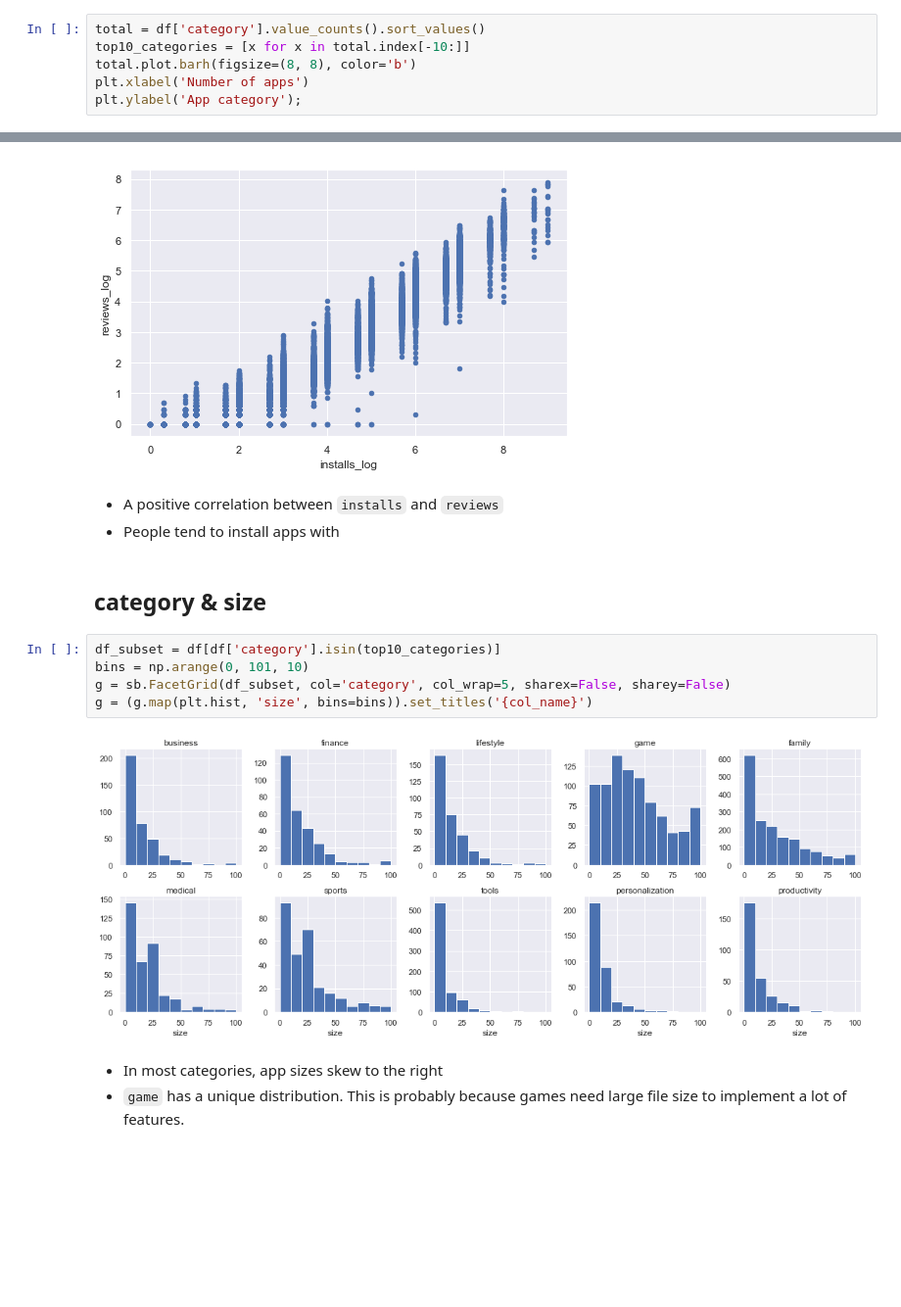
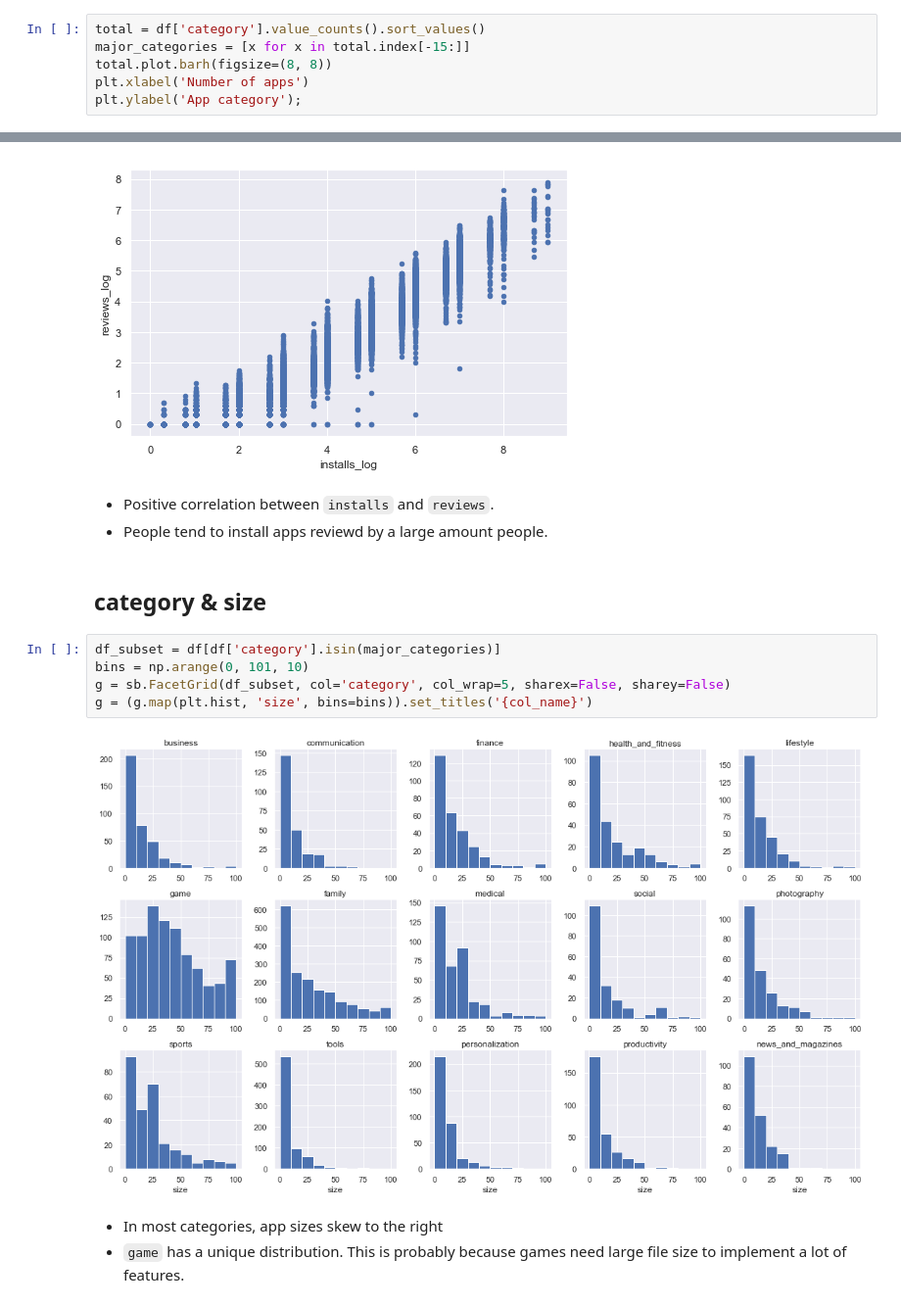
Before and after one commit to harupy/udacity-data-analyst, a Jupyter notebook: 5-data-visualization/@communiate_data_findings/EDA.ipynb, the cells around one changed output, grey strips where cells are left out. Shown: that part at 98% size. Saved outputs shown, nothing was run; the diff lists cells and outputs as text; blank space fills up the shorter version.

```diff
--- a/5-data-visualization/@communiate_data_findings/EDA.ipynb
+++ b/5-data-visualization/@communiate_data_findings/EDA.ipynb
@@ -287,8 +284,8 @@ df = pd.read_csv(save_path)
 ### category
 # %%
 total = df['category'].value_counts().sort_values()
-top10_categories = [x for x in total.index[-10:]]
-total.plot.barh(figsize=(8, 8), color='b')
+major_categories = [x for x in total.index[-15:]]
+total.plot.barh(figsize=(8, 8))
 plt.xlabel('Number of apps')
 plt.ylabel('App category');
 # %% [output]
@@ -503,17 +512,17 @@ df.plot.scatter('installs_log', 'reviews_log');
 # %% [output]
 [figure]
 # %% [markdown]
-- A positive correlation between `installs` and `reviews`
-- People tend to install apps with
+- Positive correlation between `installs` and `reviews`.
+- People tend to install apps reviewd by a large amount people.
 # %% [markdown]
 ## category & size
 # %%
-df_subset = df[df['category'].isin(top10_categories)]
+df_subset = df[df['category'].isin(major_categories)]
 bins = np.arange(0, 101, 10)
 g = sb.FacetGrid(df_subset, col='category', col_wrap=5, sharex=False, sharey=False)
 g = (g.map(plt.hist, 'size', bins=bins)).set_titles('{col_name}')
 # %% [output]
-[figure, old version]
+[figure, new version]
 # %% [markdown]
 - In most categories, app sizes skew to the right
 - `game` has a unique distribution. This is probably because games need large file size to implement a lot of features.
```
Also changed, not shown: parts of 42 cells of this notebook, 6 other files.
